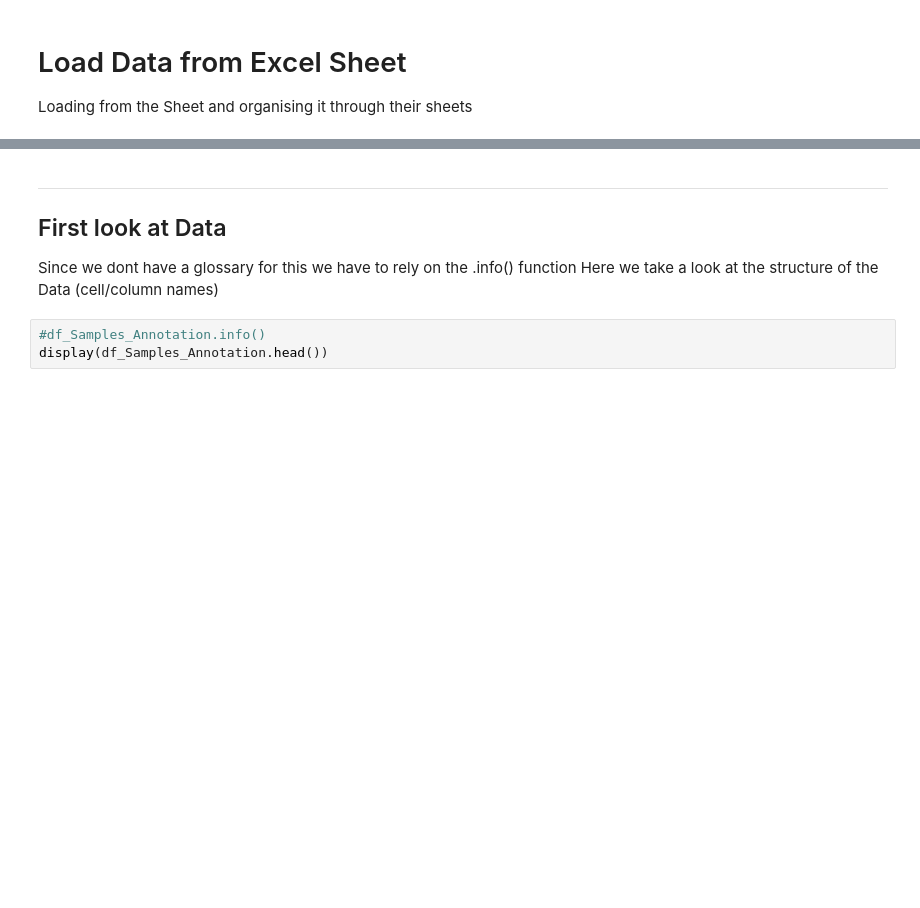
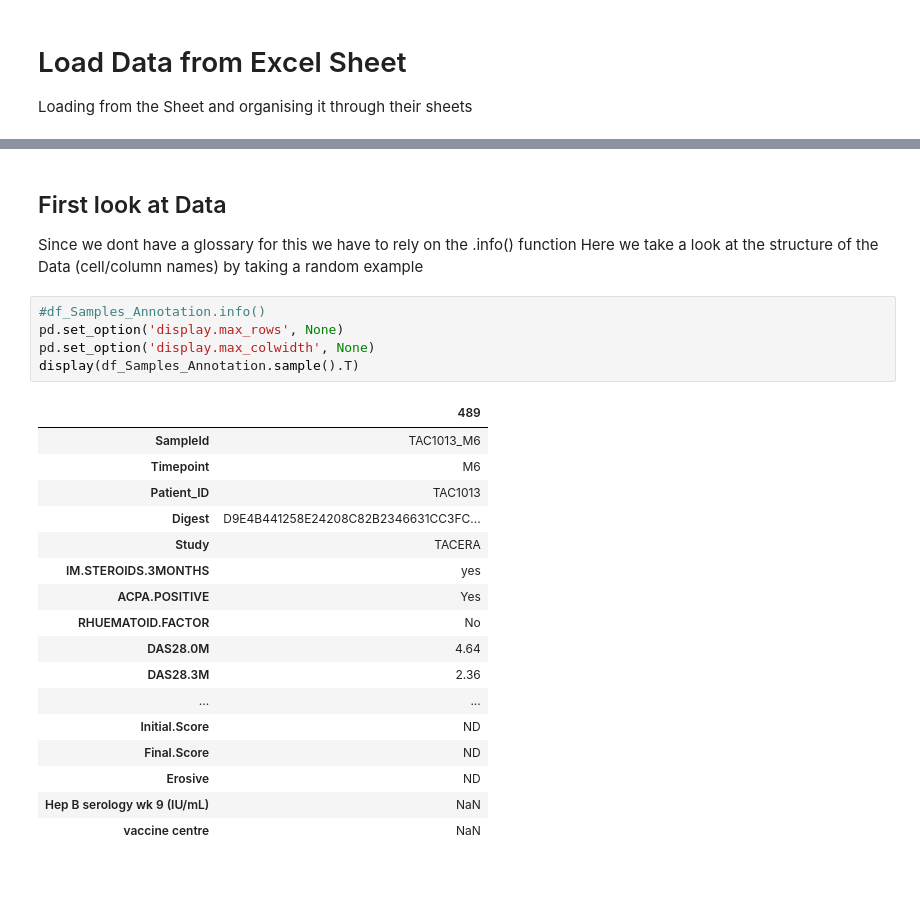
Before and after one commit to Roman0-5/RA-Map-EDA, a Jupyter notebook: notebooks/protogen.ipynb, the cells around one changed output, grey strips where cells are left out. Saved outputs shown, nothing was run; the diff lists cells and outputs as text; blank space fills up the shorter version.

```diff
--- a/notebooks/protogen.ipynb
+++ b/notebooks/protogen.ipynb
@@ -25,10 +30,29 @@ for name, sheet in all_sheets.items():
 # %% [markdown]
----
 ## First look at Data
 Since we dont have a glossary for this we have to rely on the .info() function
-Here we take a look at the structure of the Data (cell/column names)
+Here we take a look at the structure of the Data (cell/column names) by taking a random example
 # %%
 #df_Samples_Annotation.info()
-display(df_Samples_Annotation.head())
+pd.set_option('display.max_rows', None)
+pd.set_option('display.max_colwidth', None)
+display(df_Samples_Annotation.sample().T)
+# %% [output]
+|  | 489 |
+| SampleId | TAC1013_M6 |
+| Timepoint | M6 |
+| Patient_ID | TAC1013 |
+| Digest | D9E4B441258E24208C82B2346631CC3FC... |
+| Study | TACERA |
+| IM.STEROIDS.3MONTHS | yes |
+| ACPA.POSITIVE | Yes |
+| RHUEMATOID.FACTOR | No |
+| DAS28.0M | 4.64 |
+| DAS28.3M | 2.36 |
+| ... | ... |
+| Initial.Score | ND |
+| Final.Score | ND |
+| Erosive | ND |
+| Hep B serology wk 9 (IU/mL) | NaN |
+| vaccine centre | NaN |
 # %% [markdown]
 #
```
Also changed, not shown: parts of 5 cells of this notebook.
